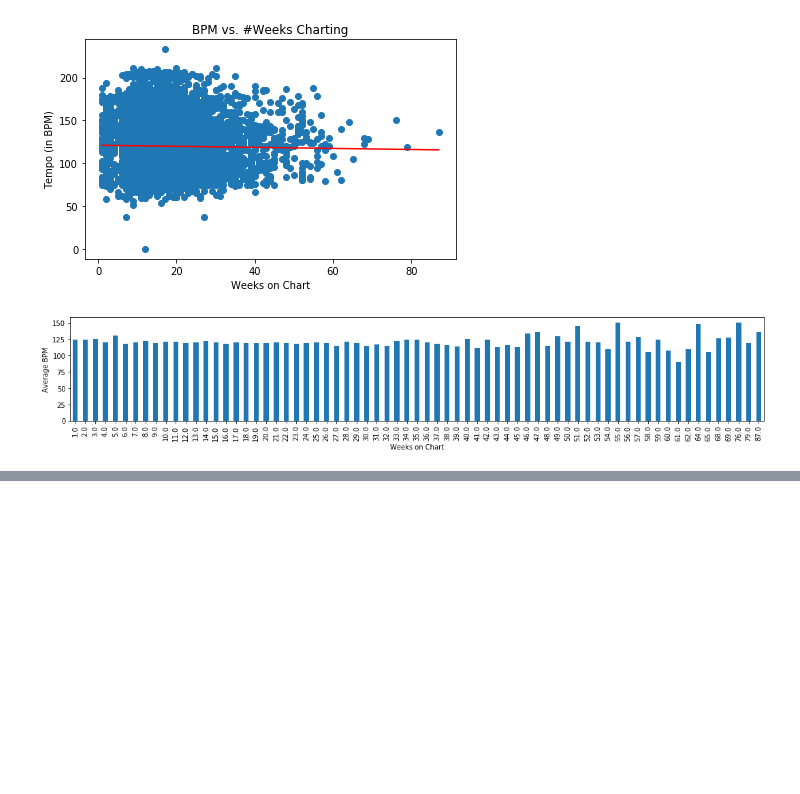
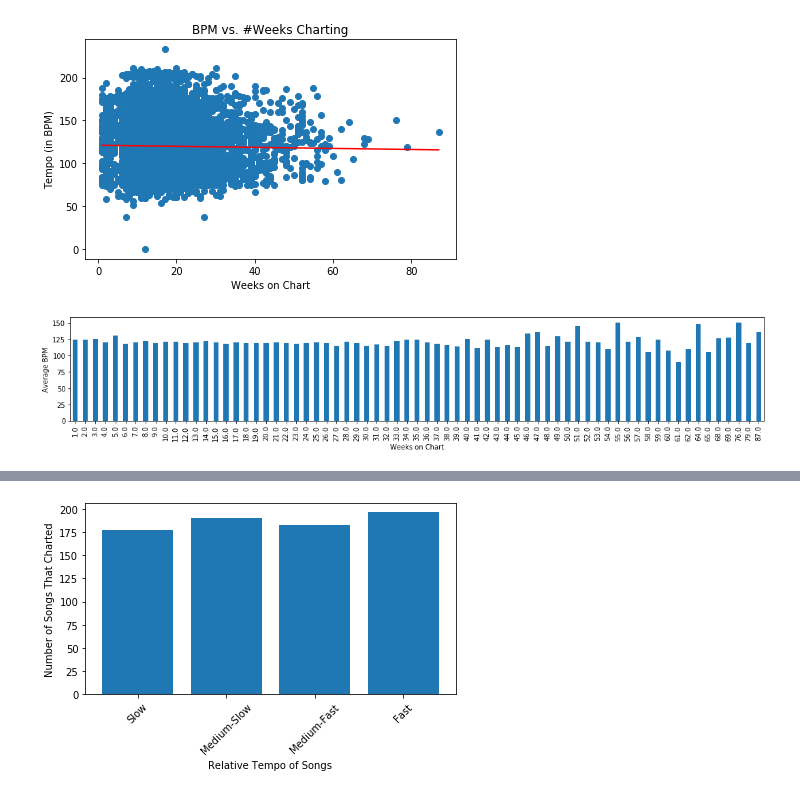
Before and after one commit to LRiceBall/Project-Group-5, a Jupyter notebook: start.ipynb, the cells around one changed output, grey strips where cells are left out. Drawn from its saved outputs; the diff is of its cells as text; code cells hidden in the pictures; blank space fills up the shorter version.

```diff
--- a/start.ipynb
+++ b/start.ipynb
@@ -257,0 +318,24 @@ plt.tight_layout()
+# %%
+num1 = compare_df.loc[(compare_df["Tempo"] >= 58.0) & (compare_df["Tempo"] < 98.0)]
+number1 = num1["Song"].count()
+
+num2 = compare_df.loc[(compare_df["Tempo"] >= 98.0) & (compare_df["Tempo"] < 121.0)]
+number2 = num2["Song"].count()
+
+num3 = compare_df.loc[(compare_df["Tempo"] >= 121.0) & (compare_df["Tempo"] < 140.0)]
+number3 = num3["Song"].count()
+
+num4 = compare_df.loc[(compare_df["Tempo"] >= 140.0) & (compare_df["Tempo"] < 206.0)]
+number4 = num4["Song"].count()
+
+numbers = [number1, number2, number3, number4]
+x_axis = [1,2,3,4]
+
+plt.bar(x_axis, numbers, align="center")
+plt.xticks([1,2,3,4], ["Slow", "Medium-Slow", "Medium-Fast", "Fast"], rotation=45)
+plt.xlabel("Relative Tempo of Songs")
+plt.ylabel("Number of Songs That Charted")
+plt.tight_layout()
+plt.savefig("Images/BPMCategoriesperSong.png")
+# %% [output]
+[figure, added]
```
Also changed, not shown: parts of 17 cells of this notebook.
